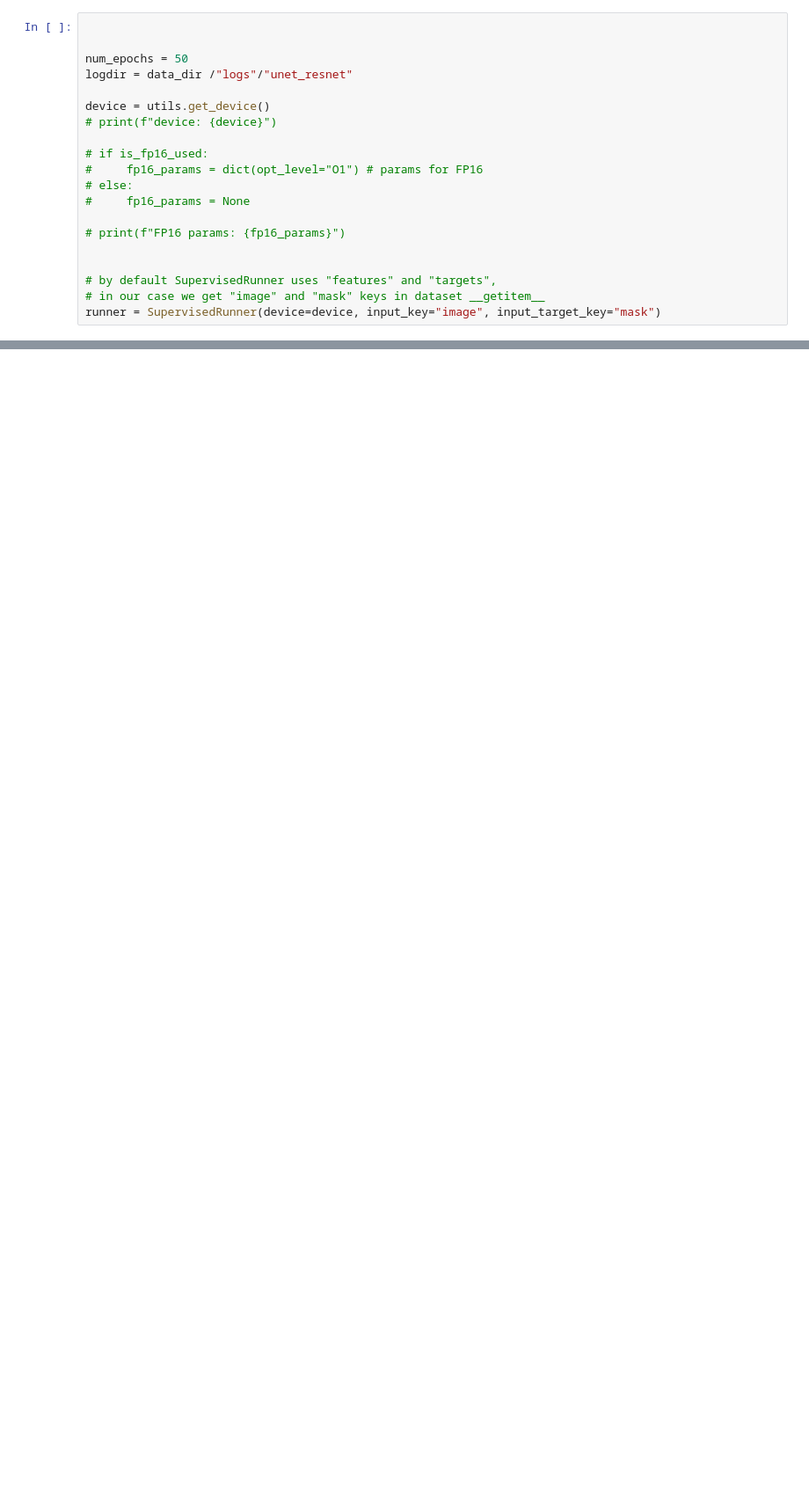
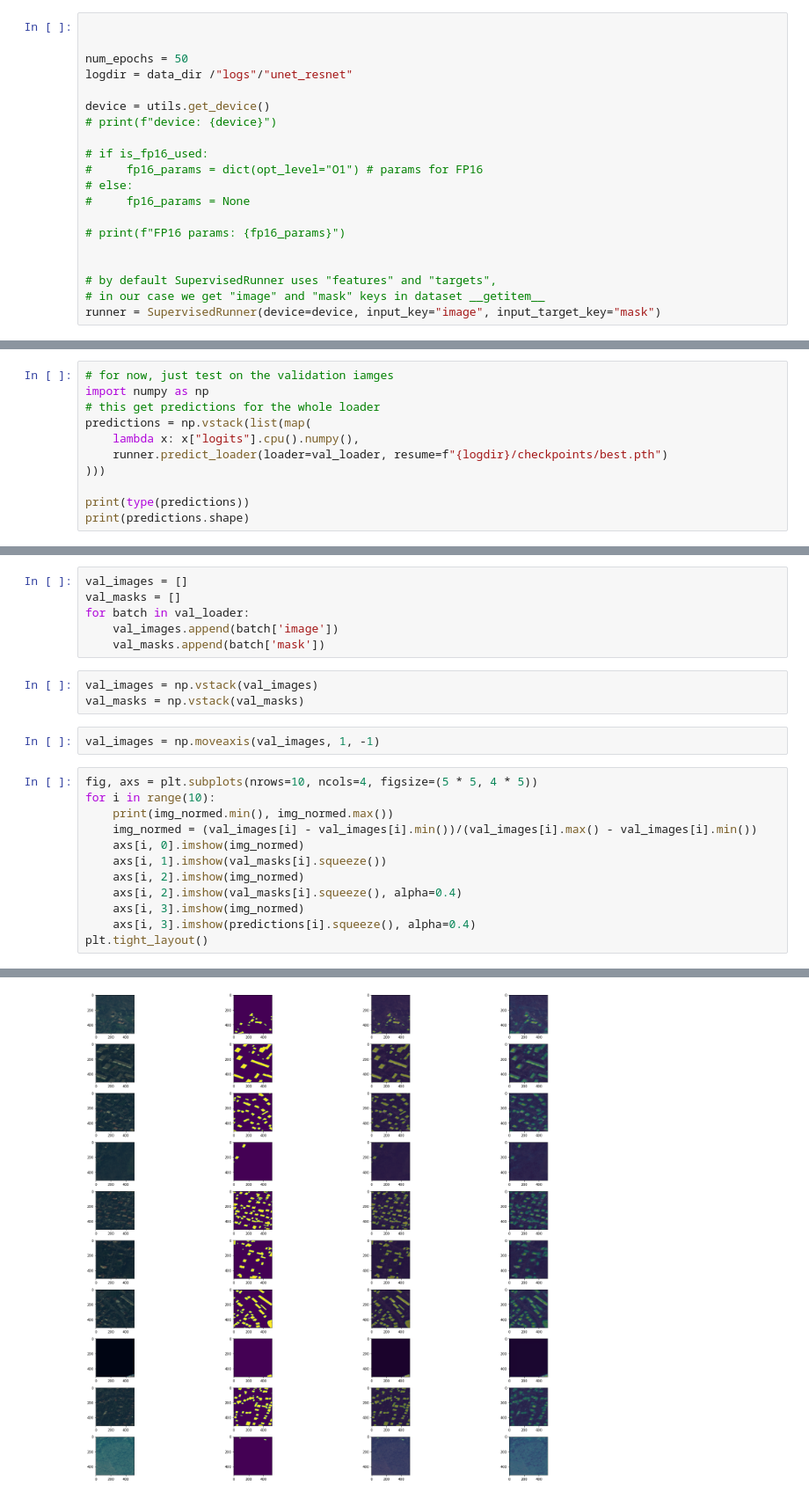
Before and after one commit to wwymak/satellite-segmentation-e2e, a Jupyter notebook: modelling/test_training_catalyst.ipynb, the cells around one changed output, grey strips where cells are left out. Shown at 88% size. Drawn from its saved outputs; the diff is of its cells as text; blank space fills up the shorter version.

```diff
--- a/modelling/test_training_catalyst.ipynb
+++ b/modelling/test_training_catalyst.ipynb
@@ -203,0 +202,11 @@ utils.process_model_params??
+# %%
+# for now, just test on the validation iamges
+import numpy as np
+# this get predictions for the whole loader
+predictions = np.vstack(list(map(
+    lambda x: x["logits"].cpu().numpy(),
+    runner.predict_loader(loader=val_loader, resume=f"{logdir}/checkpoints/best.pth")
+)))
+
+print(type(predictions))
+print(predictions.shape)
@@ -203,0 +216,24 @@ utils.process_model_params??
+# %%
+val_images = []
+val_masks = []
+for batch in val_loader:
+    val_images.append(batch['image'])
+    val_masks.append(batch['mask'])
+# %%
+val_images = np.vstack(val_images)
+val_masks = np.vstack(val_masks)
+# %%
+val_images = np.moveaxis(val_images, 1, -1)
+# %%
+fig, axs = plt.subplots(nrows=10, ncols=4, figsize=(5 * 5, 4 * 5))
+for i in range(10):
+    print(img_normed.min(), img_normed.max())
+    img_normed = (val_images[i] - val_images[i].min())/(val_images[i].max() - val_images[i].min())
+    axs[i, 0].imshow(img_normed)
+    axs[i, 1].imshow(val_masks[i].squeeze())
+    axs[i, 2].imshow(img_normed)
+    axs[i, 2].imshow(val_masks[i].squeeze(), alpha=0.4)
+    axs[i, 3].imshow(img_normed)
+    axs[i, 3].imshow(predictions[i].squeeze(), alpha=0.4)
+plt.tight_layout()
+# %% [output]
@@ -203,0 +250 @@ utils.process_model_params??
+[figure, added]
```
Also changed, not shown: parts of 5 cells of this notebook.
